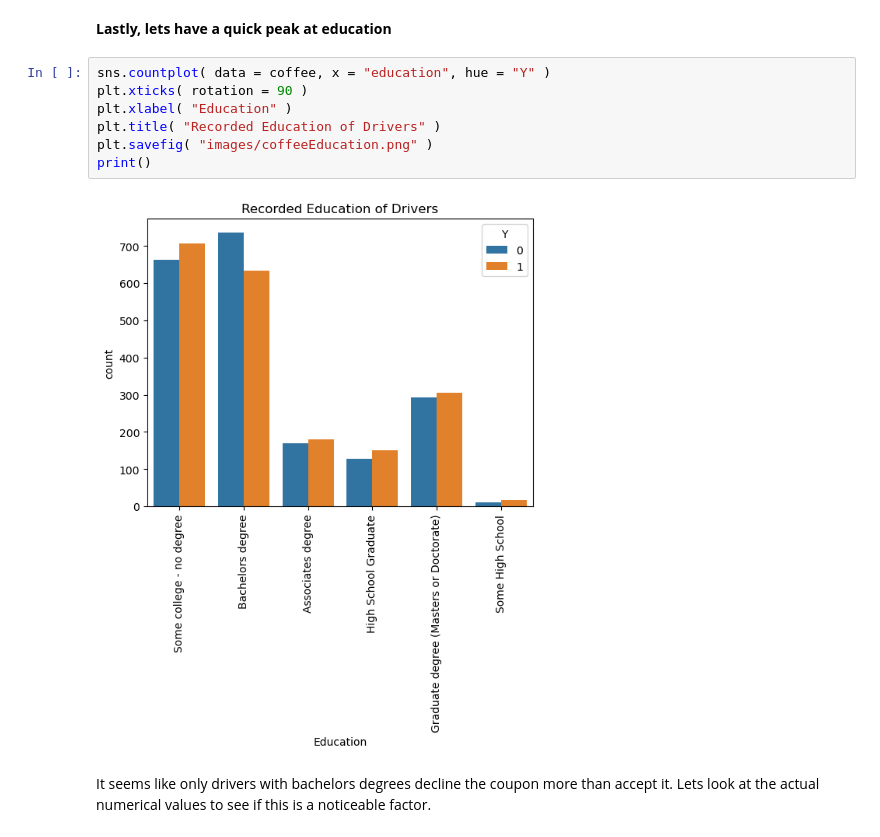
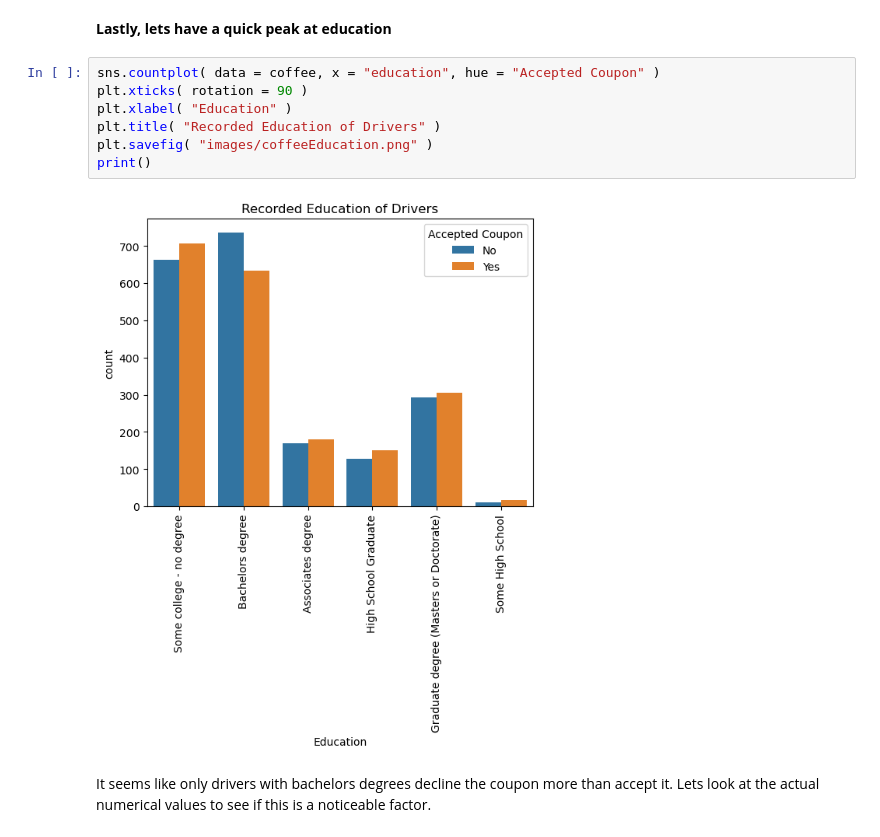
Before and after one commit to DKW2/coupon-acceptance, a Jupyter notebook: CouponAnalysis.ipynb, the cells around one changed output. Drawn from its saved outputs; the diff is of its cells as text.

```diff
--- a/CouponAnalysis.ipynb
+++ b/CouponAnalysis.ipynb
@@ -724,14 +724,14 @@ Surprisingly, the majority of these coffee house lovers are unemployed. Though h
 # %% [markdown]
 <b> Lastly, lets have a quick peak at education
 # %%
-sns.countplot( data = coffee, x = "education", hue = "Y" )
+sns.countplot( data = coffee, x = "education", hue = "Accepted Coupon" )
 plt.xticks( rotation = 90 )
 plt.xlabel( "Education" )
 plt.title( "Recorded Education of Drivers" )
 plt.savefig( "images/coffeeEducation.png" )
 print()
 # %% [output]
-[figure, old version]
+[figure, new version]
 # %% [markdown]
 It seems like only drivers with bachelors degrees decline the coupon more than accept it. Lets look at the actual numerical values to see if this is a noticeable factor.
 # %%
```
Also changed, not shown: 1 other file.
